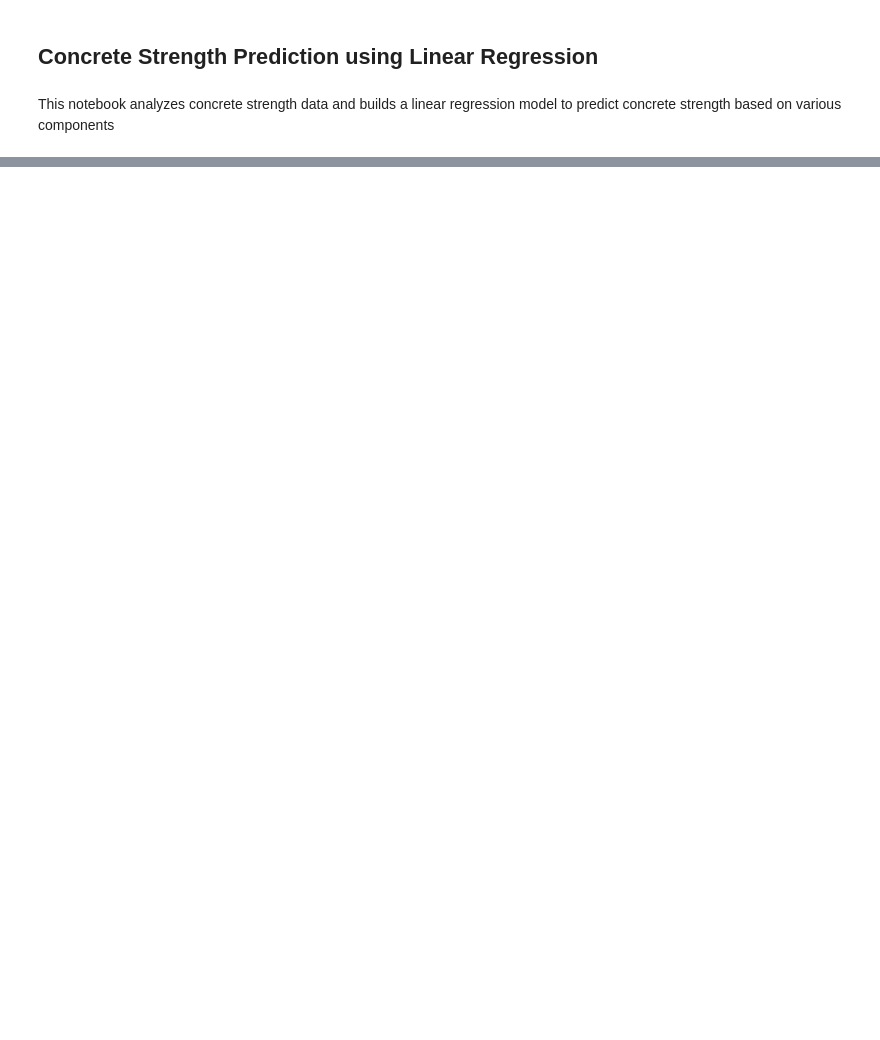
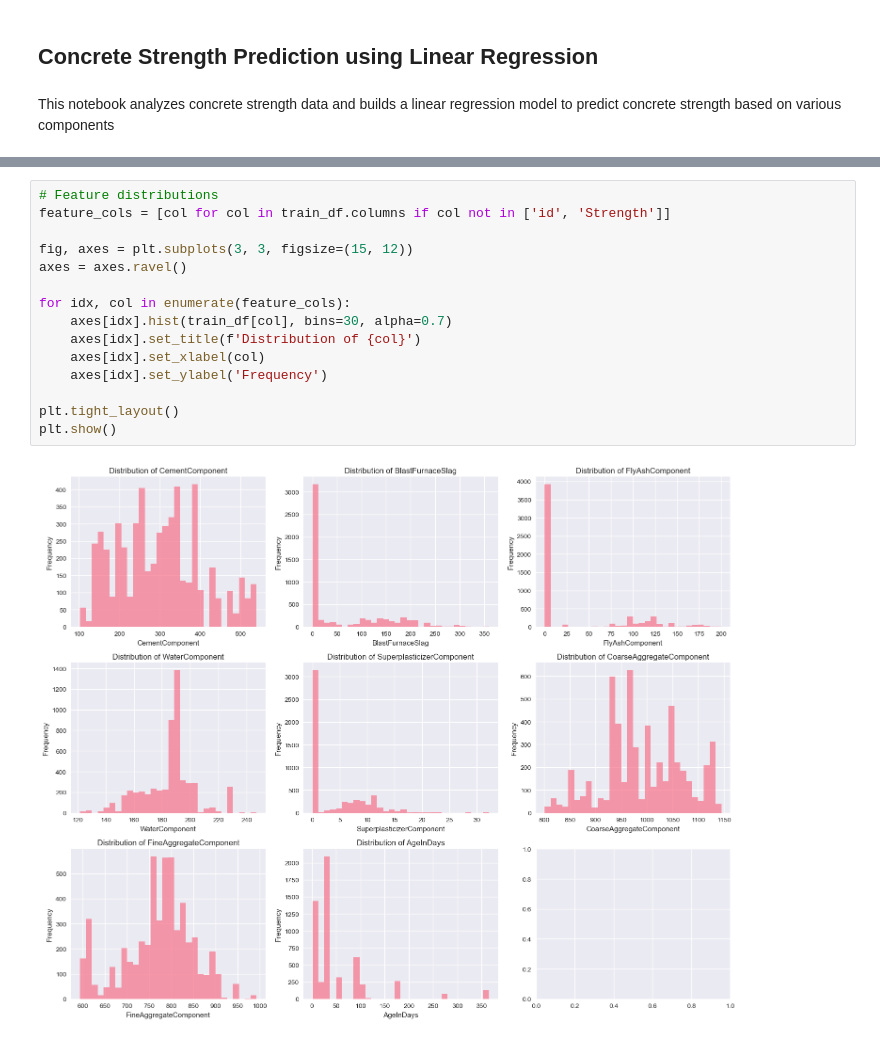
Before and after one commit to AaryanGotad/ml-practice, a Jupyter notebook: MLPlayground/concrete_strength_aaryan.ipynb, the cells around one changed output, grey strips where cells are left out. Drawn from its saved outputs; the diff is of its cells as text; blank space fills up the shorter version.

```diff
--- a/MLPlayground/concrete_strength_aaryan.ipynb
+++ b/MLPlayground/concrete_strength_aaryan.ipynb
@@ -28,0 +132,17 @@ Error:
+# %%
+# Feature distributions
+feature_cols = [col for col in train_df.columns if col not in ['id', 'Strength']]
+
+fig, axes = plt.subplots(3, 3, figsize=(15, 12))
+axes = axes.ravel()
+
+for idx, col in enumerate(feature_cols):
+    axes[idx].hist(train_df[col], bins=30, alpha=0.7)
+    axes[idx].set_title(f'Distribution of {col}')
+    axes[idx].set_xlabel(col)
+    axes[idx].set_ylabel('Frequency')
+
+plt.tight_layout()
+plt.show()
+# %% [output]
+[figure, added]
```
Also changed, not shown: parts of 16 cells of this notebook.
